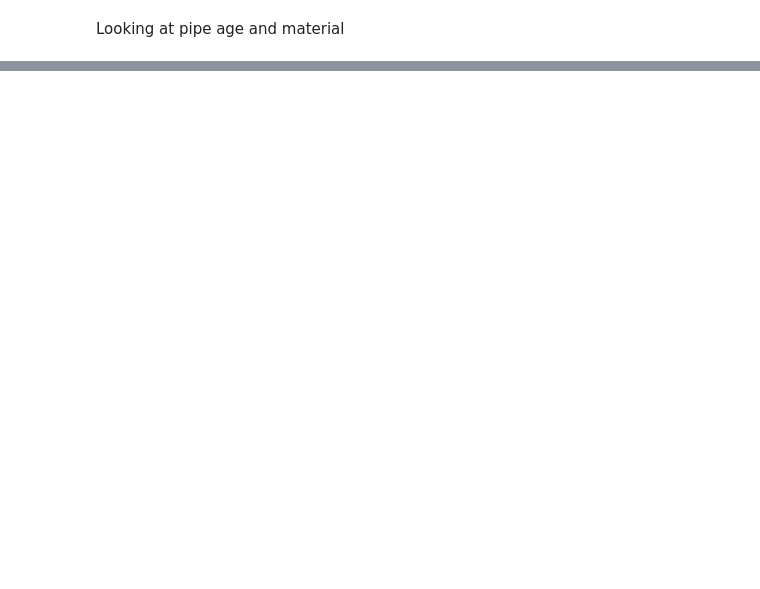
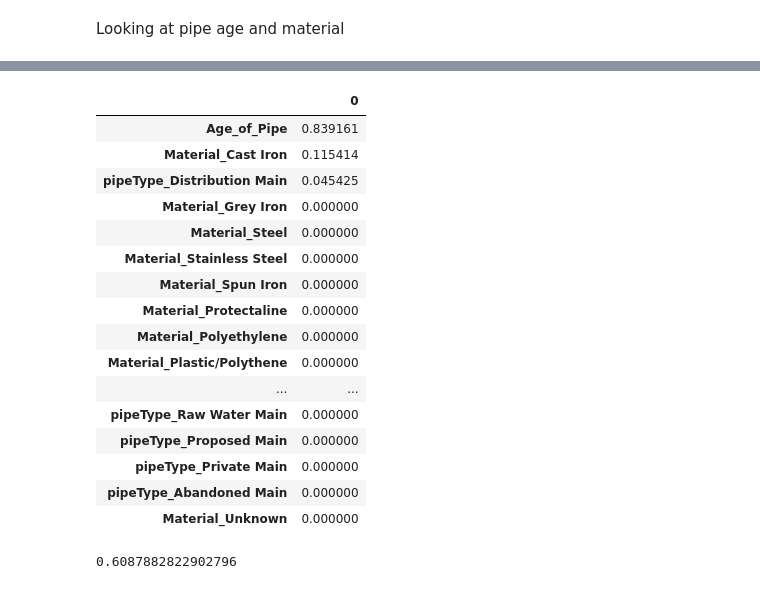
Before and after one commit to OP439/Futures, a Jupyter notebook: WessexWaterData/DatasetInvestigation.ipynb, the cells around one changed output, grey strips where cells are left out. Cells and saved outputs as stored; diff of their text form; code cells hidden in the pictures; blank space fills up the shorter version.

```diff
--- a/WessexWaterData/DatasetInvestigation.ipynb
+++ b/WessexWaterData/DatasetInvestigation.ipynb
@@ -97,0 +164,19 @@ plt.hist(pipe_material_age[pipe_material_age.Material == 'Polyethylene']["Age_of
+# %%
+### start with sklearn
+from sklearn.model_selection import train_test_split
+
+#split into train validate test, 0.5,0.25,0.25
+ttrain, other = train_test_split(flag_both, test_size=0.7, random_state=None)
+
+ttvalidation, ttest = train_test_split(other, test_size=0.5, random_state=None)
+
+
+#create the X and y by dropping or keeping columns
+X_train = ttrain.drop(columns=[flag_or_inv+"_binary"])
+y_train = ttrain[flag_or_inv+"_binary"]
+
+X_val = ttvalidation.drop(columns=[flag_or_inv+"_binary"])
+y_val = ttvalidation[flag_or_inv+"_binary"]
+
+X_test = ttest.drop(columns=[flag_or_inv+"_binary"])
+y_test = ttest[flag_or_inv+"_binary"]
@@ -97,0 +211,31 @@ plt.hist(pipe_material_age[pipe_material_age.Material == 'Polyethylene']["Age_of
+# %%
+####### Looking at feature importance
+feature_importance = pd.DataFrame(clf1.feature_importances_, index=X_train.columns).sort_values(0,ascending=False)
+feature_importance
+# %% [output]
+|  | 0 |
+| Age_of_Pipe | 0.839161 |
+| Material_Cast Iron | 0.115414 |
+| pipeType_Distribution Main | 0.045425 |
+| Material_Grey Iron | 0.000000 |
+| Material_Steel | 0.000000 |
+| Material_Stainless Steel | 0.000000 |
+| Material_Spun Iron | 0.000000 |
+| Material_Protectaline | 0.000000 |
+| Material_Polyethylene | 0.000000 |
+| Material_Plastic/Polythene | 0.000000 |
+| ... | ... |
+| pipeType_Raw Water Main | 0.000000 |
+| pipeType_Proposed Main | 0.000000 |
+| pipeType_Private Main | 0.000000 |
+| pipeType_Abandoned Main | 0.000000 |
+| Material_Unknown | 0.000000 |
+# %%
+from sklearn.ensemble import RandomForestClassifier
+model = RandomForestClassifier(max_depth=4, min_samples_split=4)
+model = model.fit(X_train, y_train)
+ypred = model.predict(X_val)
+acc = accuracy_score(y_val, ypred)
+print(acc)
+# %% [output]
+0.6087882822902796
```
Also changed, not shown: parts of 7 cells of this notebook.
